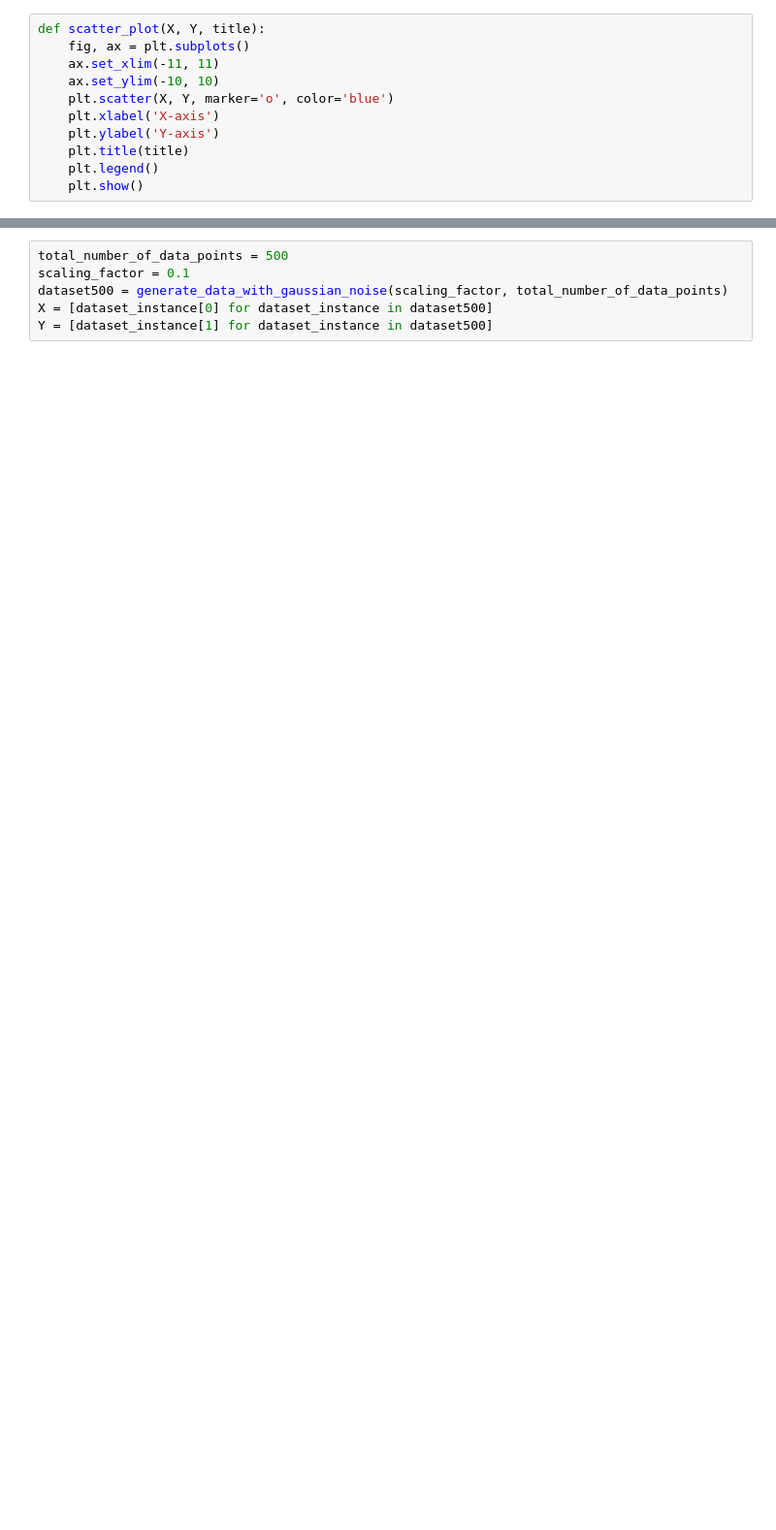
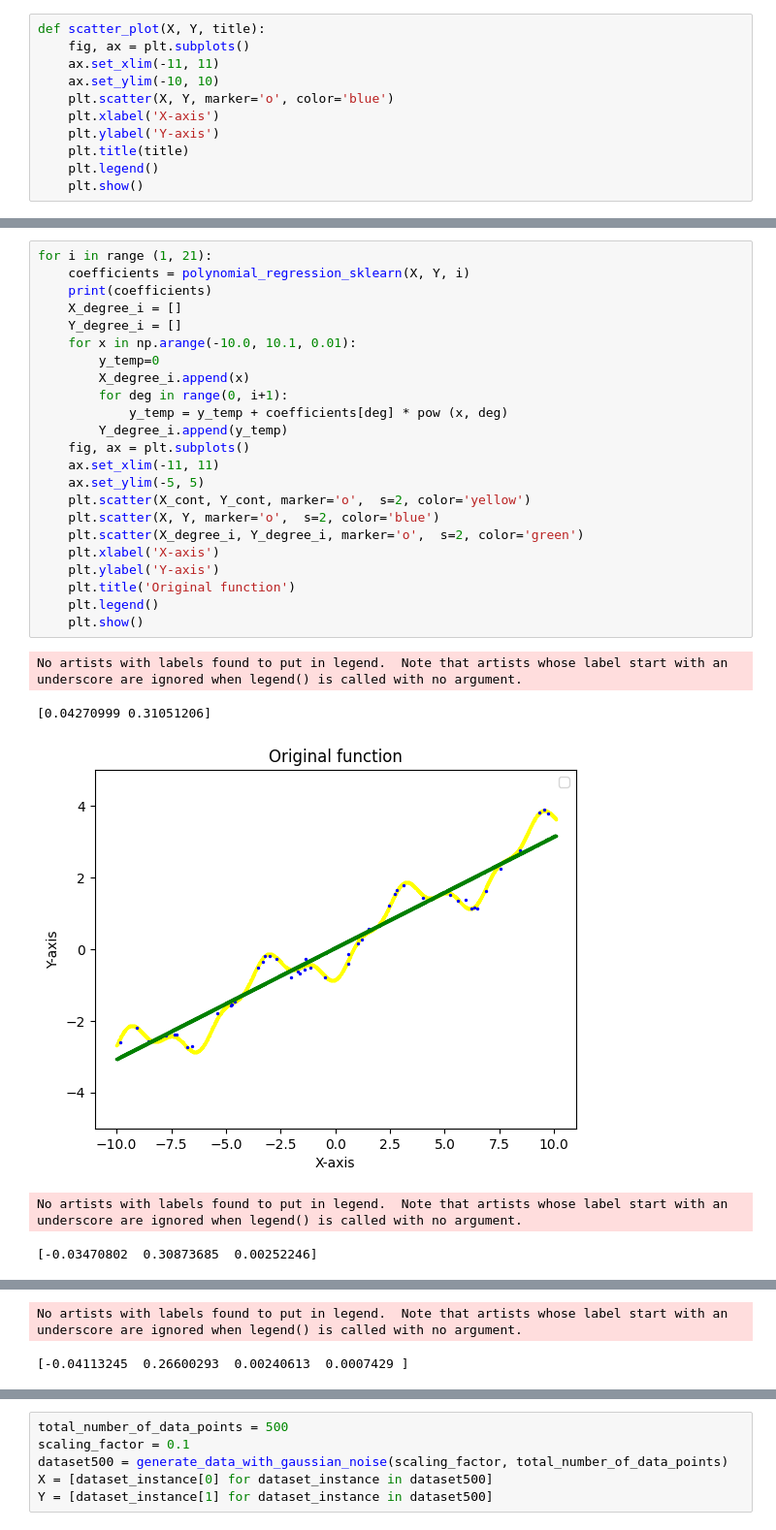
Before and after one commit to Aditya-Y-29/ML-Assignments, a Jupyter notebook: Assignment-1/Task2.ipynb, the cells around one changed output, grey strips where cells are left out. Shown at 97% size. Drawn from its saved outputs; the diff is of its cells as text; blank space fills up the shorter version.

```diff
--- a/Assignment-1/Task2.ipynb
+++ b/Assignment-1/Task2.ipynb
@@ -97,0 +119,29 @@ No artists with labels found to put in legend.  Note that artists whose label st
+# %%
+for i in range (1, 21):
+    coefficients = polynomial_regression_sklearn(X, Y, i)
+    print(coefficients)
+    X_degree_i = []
+    Y_degree_i = []
+    for x in np.arange(-10.0, 10.1, 0.01):
+        y_temp=0
+        X_degree_i.append(x)
+        for deg in range(0, i+1):
+            y_temp = y_temp + coefficients[deg] * pow (x, deg)
+        Y_degree_i.append(y_temp)
+    fig, ax = plt.subplots()
+    ax.set_xlim(-11, 11)
+    ax.set_ylim(-5, 5)
+    plt.scatter(X_cont, Y_cont, marker='o',  s=2, color='yellow')
+    plt.scatter(X, Y, marker='o',  s=2, color='blue')
+    plt.scatter(X_degree_i, Y_degree_i, marker='o',  s=2, color='green')
+    plt.xlabel('X-axis')
+    plt.ylabel('Y-axis')
+    plt.title('Original function')
+    plt.legend()
+    plt.show()
+# %% [output]
+No artists with labels found to put in legend.  Note that artists whose label start with an underscore are ignored when legend() is called with no argument.
+[0.04270999 0.31051206]
+[figure, added]
+No artists with labels found to put in legend.  Note that artists whose label start with an underscore are ignored when legend() is called with no argument.
+[-0.03470802  0.30873685  0.00252246]
@@ -97,0 +149,2 @@ No artists with labels found to put in legend.  Note that artists whose label st
+No artists with labels found to put in legend.  Note that artists whose label start with an underscore are ignored when legend() is called with no argument.
+[-0.04113245  0.26600293  0.00240613  0.0007429 ]
```
Also changed, not shown: parts of 11 cells of this notebook.
